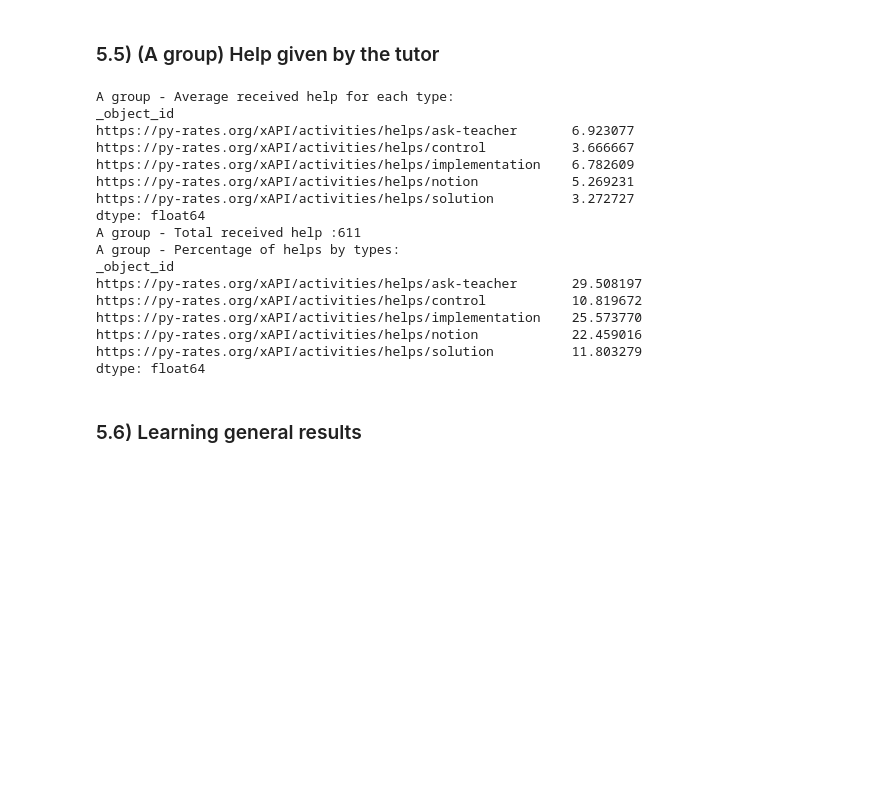
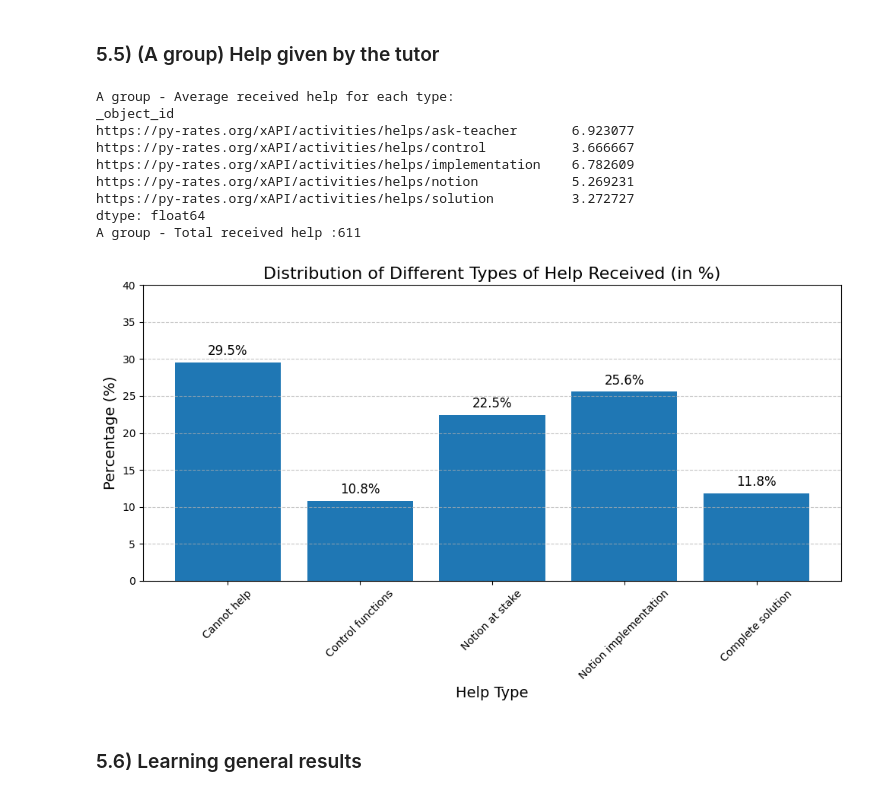
Before and after one commit to Matthieu-BRANTHOME/Pyrates_IA_V3, a Jupyter notebook: pyrates_IA_V3_analysis.ipynb, the cells around one changed output. Saved outputs shown, nothing was run; the diff lists cells and outputs as text; code cells hidden in the pictures; blank space fills up the shorter version.

Commit message:
Add an histogram chart for helps types

```diff
--- a/pyrates_IA_V3_analysis.ipynb
+++ b/pyrates_IA_V3_analysis.ipynb
@@ -214,6 +215,14 @@ NOTION_HELP ="https://py-rates.org/xAPI/activities/helps/notion"
 SOLUTION_HELP ="https://py-rates.org/xAPI/activities/helps/solution"
 TEACHER_HELP ="https://py-rates.org/xAPI/activities/helps/teacher"
 
+HELP_LABELS = {
+    "https://py-rates.org/xAPI/activities/helps/ask-teacher": "Cannot help",
+    "https://py-rates.org/xAPI/activities/helps/control": "Control functions",
+    "https://py-rates.org/xAPI/activities/helps/notion": "Notion at stake",
+    "https://py-rates.org/xAPI/activities/helps/implementation": "Notion implementation",
+    "https://py-rates.org/xAPI/activities/helps/solution": "Complete solution"
+}
+
 # Content type
 STARTUP_CONTENT = "startup-content"
 BASE_CONTENT = "base-content"
@@ -720,43 +729,62 @@ help_received_data = students_interaction_data[
 total_help_received = help_received_data.shape[0]
 
 # Group by the help type (_object_id) and count the number of occurrences
 help_counts_by_type = help_received_data.groupby(OBJECT_ID_DATA_KEY).size()
 
 # Calculate the percentage for each help type
 help_percentage_by_type = (help_counts_by_type / total_help_requests) * 100
 
 # Group by student and help type to count how many times each help was received
 help_received_per_student = help_received_data.groupby([STUDENT_DATA_KEY, OBJECT_ID_DATA_KEY]).size()
 
 # Calculate the average number of help received per student for each type
 average_help_received_per_type = help_received_per_student.groupby(OBJECT_ID_DATA_KEY).mean()
 
 # Print the average received help for each type
 print("A group - Average received help for each type:")
 print(average_help_received_per_type)
 
 print("A group - Total received help :"+str(total_help_received))
 
-print("A group - Percentage of helps by types:")
-print(help_percentage_by_type)
+# Reorder helps
+help_percentage_by_type = help_percentage_by_type.reindex(HELP_LABELS.keys())
+
+# Plot a bar chart with percentages
+plt.figure(figsize=(10, 6))
+plt.bar(help_percentage_by_type.index, help_percentage_by_type.values)
+
+# Update x-axis labels using the labels in HELP_LABELS dictionary
+plt.xticks(
+    ticks=range(len(HELP_LABELS)),
+    labels=[HELP_LABELS[key] for key in HELP_LABELS],
+    rotation=45
+)
+
+# Add titles and labels
+plt.title("Distribution of Different Types of Help Received (in %)", fontsize=16)
+plt.xlabel("Help Type", fontsize=14)
+plt.ylabel("Percentage (%)", fontsize=14)
+plt.ylim(0, 40)  # Limit y-axis to 40%
+plt.grid(axis='y', linestyle='--', alpha=0.7)
+
+# Add percentage labels on top of the bars
+for index, value in enumerate(help_percentage_by_type.values):
+    plt.text(index, value + 1, f"{value:.1f}%", ha='center', fontsize=12)
+
+# Display the plot
+plt.tight_layout()
+plt.show()
 # %% [output]
 A group - Average received help for each type:
 _object_id
 https://py-rates.org/xAPI/activities/helps/ask-teacher       6.923077
 https://py-rates.org/xAPI/activities/helps/control           3.666667
 https://py-rates.org/xAPI/activities/helps/implementation    6.782609
 https://py-rates.org/xAPI/activities/helps/notion            5.269231
 https://py-rates.org/xAPI/activities/helps/solution          3.272727
 dtype: float64
 A group - Total received help :611
-A group - Percentage of helps by types:
-_object_id
-https://py-rates.org/xAPI/activities/helps/ask-teacher       29.508197
-https://py-rates.org/xAPI/activities/helps/control           10.819672
-https://py-rates.org/xAPI/activities/helps/implementation    25.573770
-https://py-rates.org/xAPI/activities/helps/notion            22.459016
-https://py-rates.org/xAPI/activities/helps/solution          11.803279
-dtype: float64
+[figure, added]
 # %% [markdown]
 ### 5.6) Learning general results
 # %%
```
Also changed, not shown: parts of 2 cells of this notebook.
